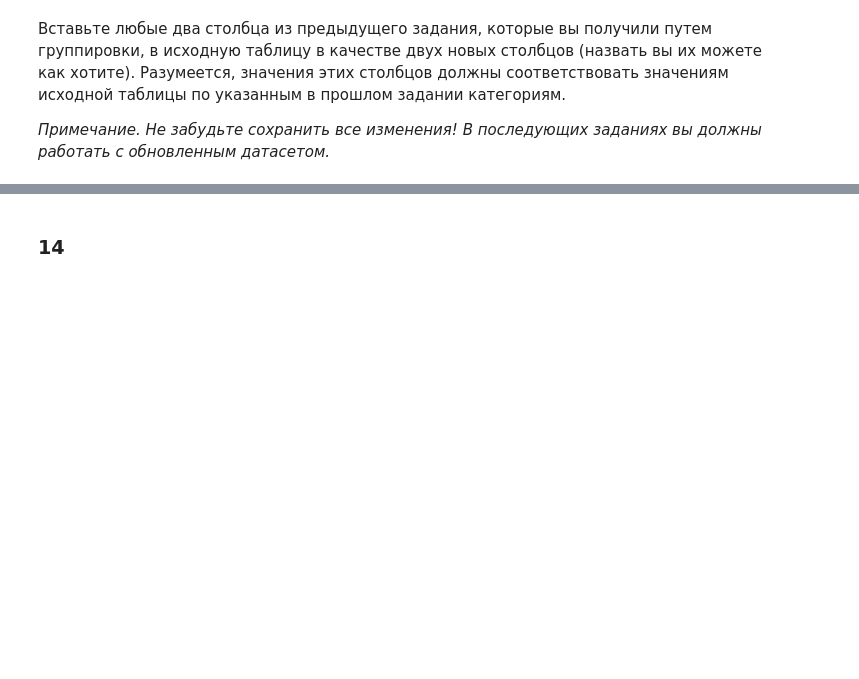
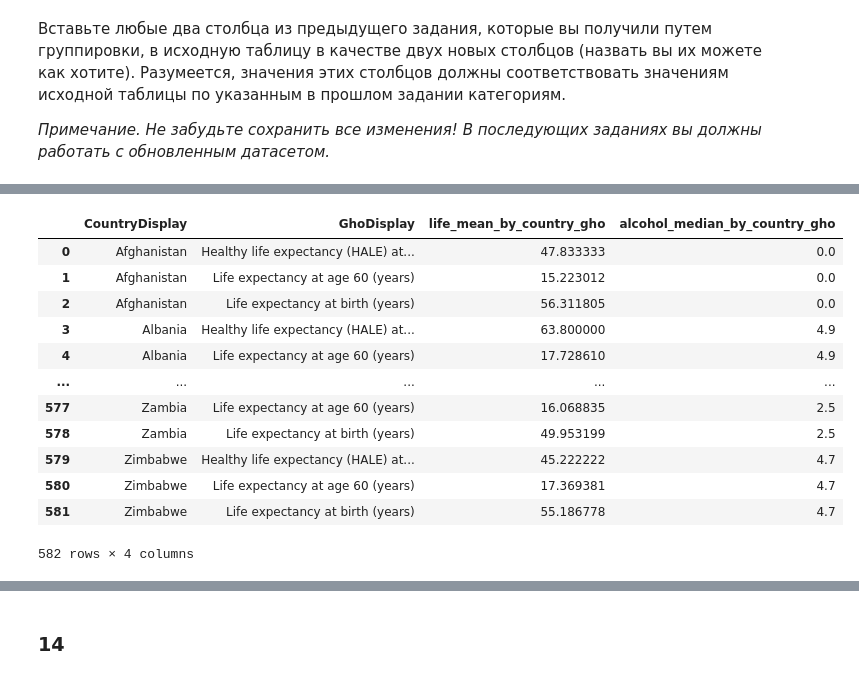
Before and after one commit to wrapper228/ml_hse, a Jupyter notebook: hw1/HW1_Андрей_Атаманюк.ipynb, the cells around one changed output, grey strips where cells are left out. Drawn from its saved outputs; the diff is of its cells as text; code cells hidden in the pictures; blank space fills up the shorter version.

```diff
--- a/hw1/HW1_Андрей_Атаманюк.ipynb
+++ b/hw1/HW1_Андрей_Атаманюк.ipynb
@@ -1077,0 +1093,25 @@ grpby2_12.loc["Russian Federation"]
+# %%
+add2_13 = grpby2_12.loc[:, [("Numeric", "mean"), ("total_litres_of_pure_alcohol", "median")]].reset_index()
+
+add2_13.columns = [
+    "CountryDisplay",
+    "GhoDisplay",
+    "life_mean_by_country_gho",
+    "alcohol_median_by_country_gho",
+]
+
+add2_13
+# %% [output]
+|  | CountryDisplay | GhoDisplay | life_mean_by_country_gho | alcohol_median_by_country_gho |
+| 0 | Afghanistan | Healthy life expectancy (HALE) at... | 47.833333 | 0.0 |
+| 1 | Afghanistan | Life expectancy at age 60 (years) | 15.223012 | 0.0 |
+| 2 | Afghanistan | Life expectancy at birth (years) | 56.311805 | 0.0 |
+| 3 | Albania | Healthy life expectancy (HALE) at... | 63.800000 | 4.9 |
+| 4 | Albania | Life expectancy at age 60 (years) | 17.728610 | 4.9 |
+| ... | ... | ... | ... | ... |
+| 577 | Zambia | Life expectancy at age 60 (years) | 16.068835 | 2.5 |
+| 578 | Zambia | Life expectancy at birth (years) | 49.953199 | 2.5 |
+| 579 | Zimbabwe | Healthy life expectancy (HALE) at... | 45.222222 | 4.7 |
+| 580 | Zimbabwe | Life expectancy at age 60 (years) | 17.369381 | 4.7 |
+| 581 | Zimbabwe | Life expectancy at birth (years) | 55.186778 | 4.7 |
+582 rows × 4 columns
```
Also changed, not shown: parts of 5 cells of this notebook.
